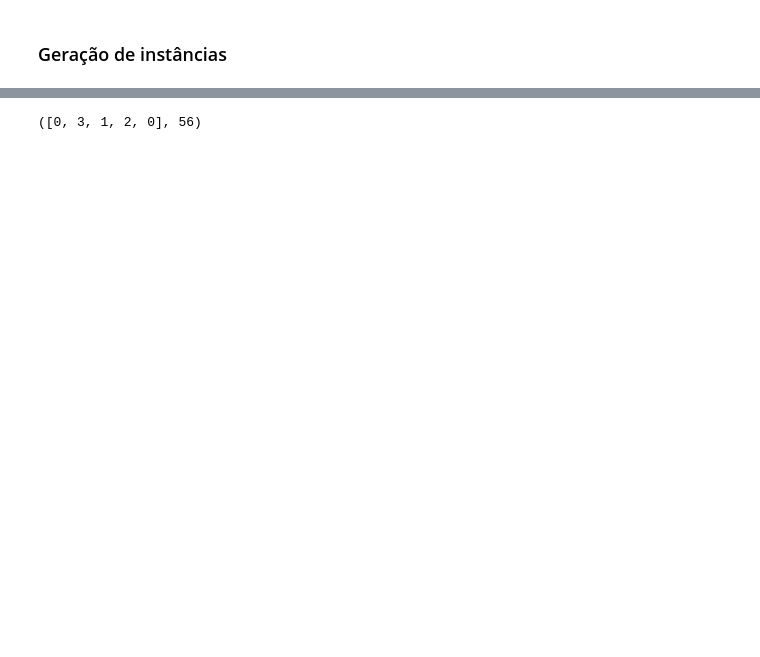
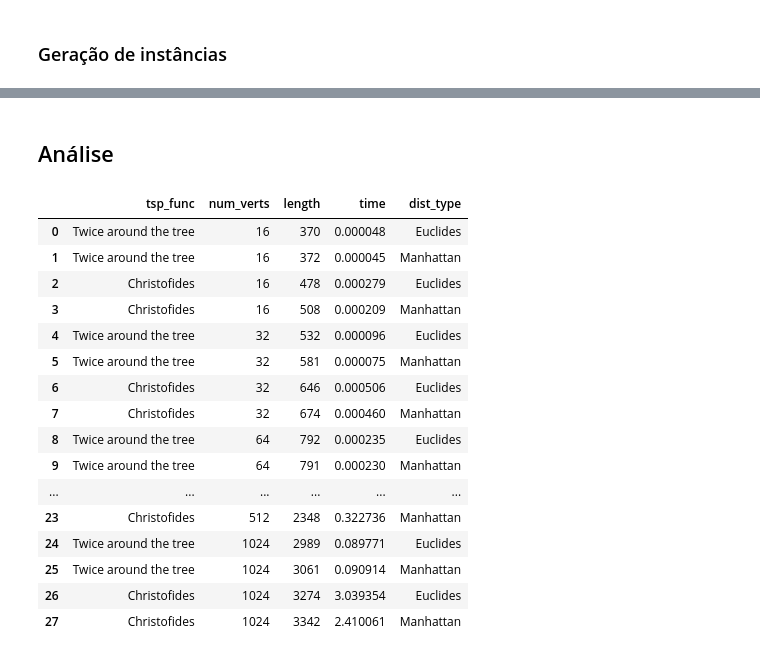
Before and after one commit to mtfr1/tsp, a Jupyter notebook: tsp.ipynb, the cells around one changed output, grey strips where cells are left out. Cells and saved outputs as stored; diff of their text form; code cells hidden in the pictures; blank space fills up the shorter version.

Commit message:
data

```diff
--- a/tsp.ipynb
+++ b/tsp.ipynb
@@ -119,4 +210,4 @@ christofides(G)
 # %%
-twice_around(G)
+plot_graph(G)
-# %% [output]
-([0, 3, 1, 2, 0], 56)
+# %% [markdown]
+## Análise
@@ -122,0 +240,23 @@ twice_around(G)
+# %%
+import pandas as pd
+df = pd.read_csv("data.csv")
+# %%
+df
+# %% [output]
+|  | tsp_func | num_verts | length | time | dist_type |
+| 0 | Twice around the tree | 16 | 370 | 0.000048 | Euclides |
+| 1 | Twice around the tree | 16 | 372 | 0.000045 | Manhattan |
+| 2 | Christofides | 16 | 478 | 0.000279 | Euclides |
+| 3 | Christofides | 16 | 508 | 0.000209 | Manhattan |
+| 4 | Twice around the tree | 32 | 532 | 0.000096 | Euclides |
+| 5 | Twice around the tree | 32 | 581 | 0.000075 | Manhattan |
+| 6 | Christofides | 32 | 646 | 0.000506 | Euclides |
+| 7 | Christofides | 32 | 674 | 0.000460 | Manhattan |
+| 8 | Twice around the tree | 64 | 792 | 0.000235 | Euclides |
+| 9 | Twice around the tree | 64 | 791 | 0.000230 | Manhattan |
+| ... | ... | ... | ... | ... | ... |
+| 23 | Christofides | 512 | 2348 | 0.322736 | Manhattan |
+| 24 | Twice around the tree | 1024 | 2989 | 0.089771 | Euclides |
+| 25 | Twice around the tree | 1024 | 3061 | 0.090914 | Manhattan |
+| 26 | Christofides | 1024 | 3274 | 3.039354 | Euclides |
+| 27 | Christofides | 1024 | 3342 | 2.410061 | Manhattan |
```
Also changed, not shown: parts of 10 cells of this notebook, 1 other file.
